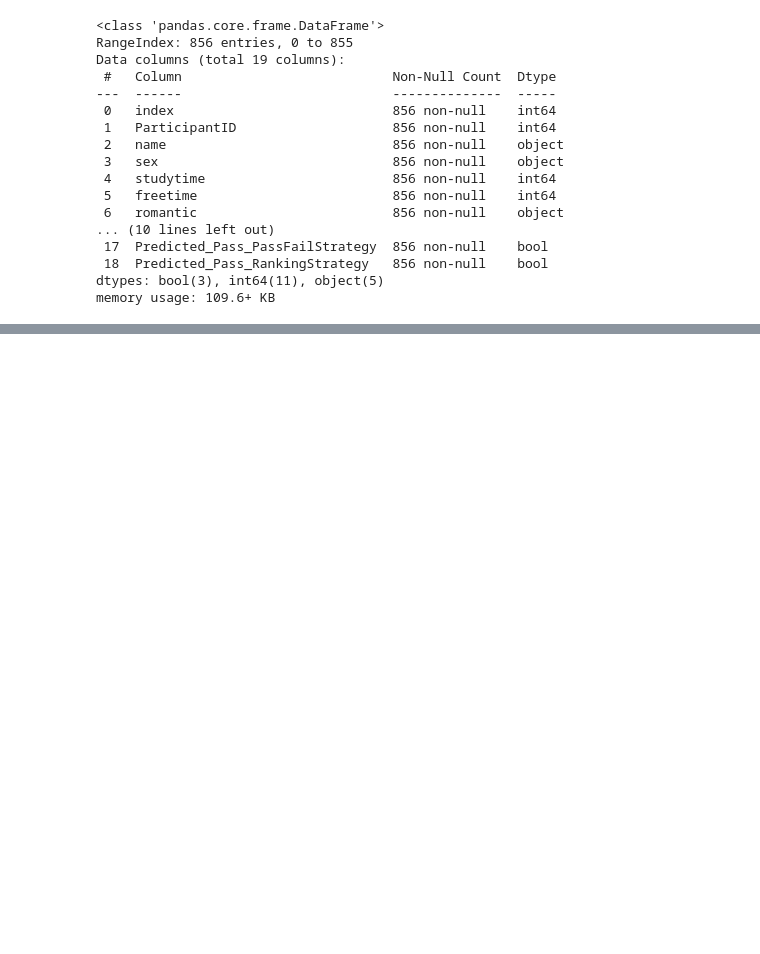
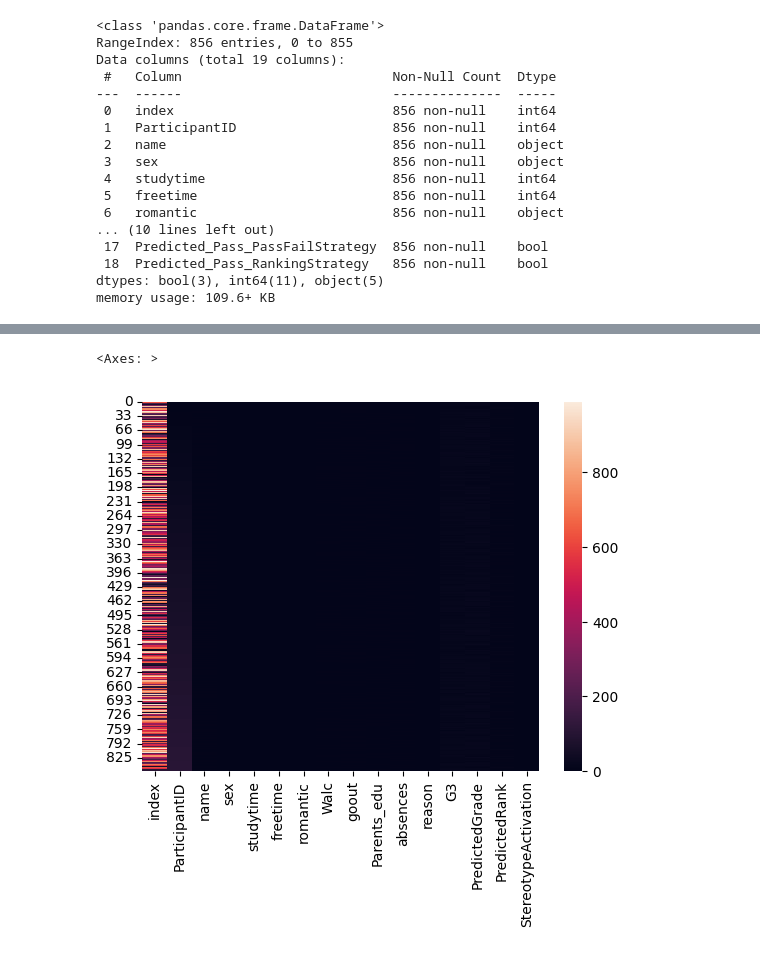
Before and after one commit to anmolsmann/Machine-Learning, a Jupyter notebook: archive/solution.ipynb, the cells around one changed output, grey strips where cells are left out. Drawn from its saved outputs; the diff is of its cells as text; code cells hidden in the pictures; blank space fills up the shorter version.

```diff
--- a/archive/solution.ipynb
+++ b/archive/solution.ipynb
@@ -68,0 +142,2 @@ memory usage: 109.6+ KB
+# %%
+df3 = df2.drop(columns=['Predicted_Pass_RankingStrategy', 'Predicted_Pass_PassFailStrategy', 'Pass'])
@@ -68,0 +184,5 @@ memory usage: 109.6+ KB
+# %%
+sns.heatmap(data=df3)
+# %% [output]
+<Axes: >
+[figure, added]
```
Also changed, not shown: parts of 8 cells of this notebook, 5 other files.
